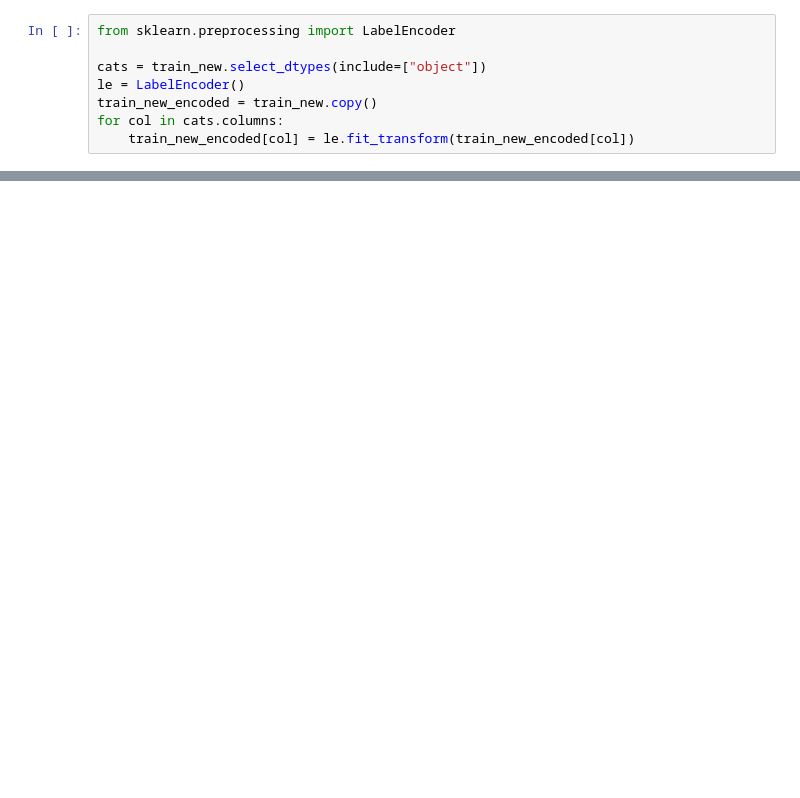
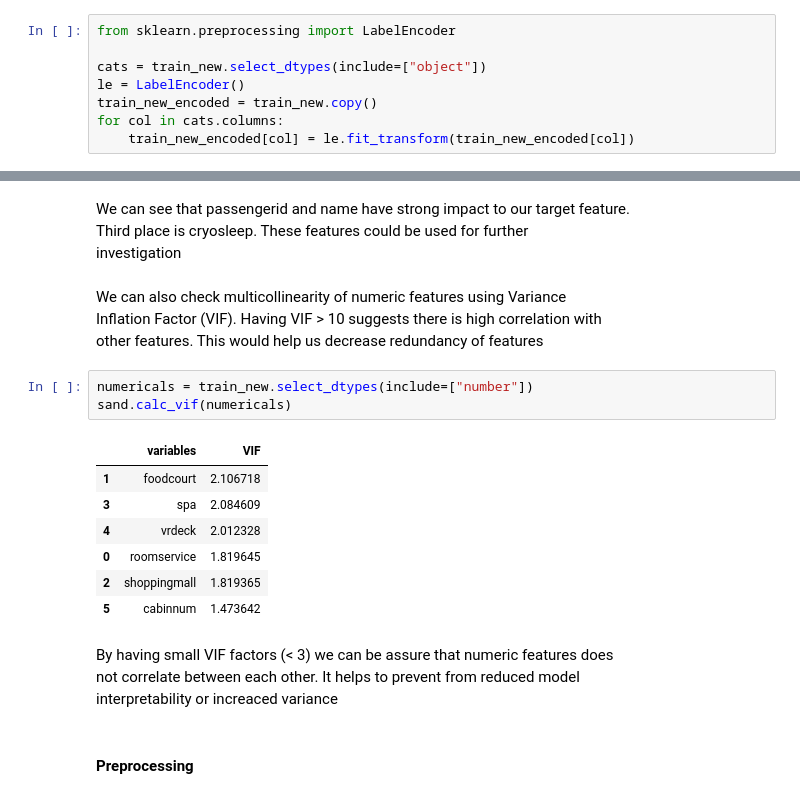
Before and after one commit to ShariYo/Modul3_Sprint3, a Jupyter notebook: project/main.ipynb, the cells around one changed output, grey strips where cells are left out. Cells and saved outputs as stored; diff of their text form; blank space fills up the shorter version.

```diff
--- a/project/main.ipynb
+++ b/project/main.ipynb
@@ -405,0 +455,25 @@ train_rdy.head(3)
+# %% [markdown]
+We can see that passengerid and name have strong impact to our target feature.
+Third place is cryosleep. These features could be used for further
+investigation
+# %% [markdown]
+We can also check multicollinearity of numeric features using Variance
+Inflation Factor (VIF). Having VIF > 10 suggests there is high correlation with
+other features. This would help us decrease redundancy of features
+# %%
+numericals = train_new.select_dtypes(include=["number"])
+sand.calc_vif(numericals)
+# %% [output]
+|  | variables | VIF |
+| 1 | foodcourt | 2.106718 |
+| 3 | spa | 2.084609 |
+| 4 | vrdeck | 2.012328 |
+| 0 | roomservice | 1.819645 |
+| 2 | shoppingmall | 1.819365 |
+| 5 | cabinnum | 1.473642 |
+# %% [markdown]
+By having small VIF factors (< 3) we can be assure that numeric features does
+not correlate between each other. It helps to prevent from reduced model
+interpretability or increaced variance
+# %% [markdown]
+#### Preprocessing
```
Also changed, not shown: parts of 19 cells of this notebook, 2 other files.
